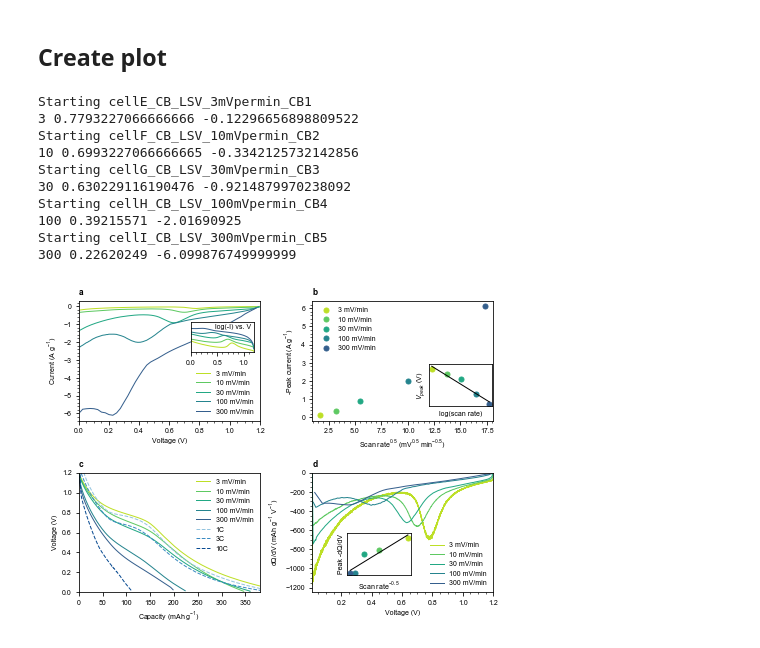
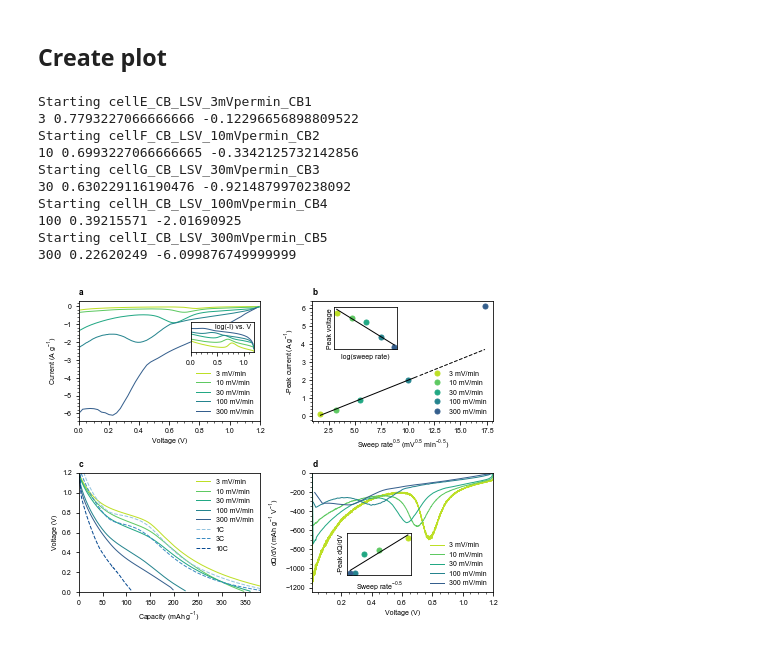
Before and after one commit to petermattia/first-cycle-SEI-on-carbon-black, a Jupyter notebook: LSV/LSV.ipynb, the cells around one changed output. Saved outputs shown, nothing was run; the diff lists cells and outputs as text; code cells hidden in the pictures.

Commit message:
Tweaking LSV plot

```diff
--- a/LSV/LSV.ipynb
+++ b/LSV/LSV.ipynb
@@ -185,7 +185,7 @@ for k in np.arange(len(ax)):
 
 # Plot settings
 ax[0].set_xlabel('Voltage (V)')
-ax[1].set_xlabel('Scan rate$^{0.5}$ (mV$^{0.5}$ min$^{-0.5}$)')
+ax[1].set_xlabel('Sweep rate$^{0.5}$ (mV$^{0.5}$ min$^{-0.5}$)')
 ax[2].set_xlabel('Capacity (mAh g$^{-1}$)')
 ax[3].set_xlabel('Voltage (V)')
 
@@ -213,7 +213,7 @@ ax_inset0 = inset_axes(ax[0], width='100%', height='100%',
                        bbox_transform=ax[0].transAxes,
                        loc='upper left')
 ax_inset1 = inset_axes(ax[1], width='100%', height='100%',
-                       bbox_to_anchor=(0.625, 0.15, 0.35, 0.35),
+                       bbox_to_anchor=(0.1, 0.625, 0.35, 0.35),#(0.625, 0.15, 0.35, 0.35),
                        bbox_transform=ax[1].transAxes,
                        loc='upper left')
 ax_inset3 = inset_axes(ax[3], width='100%', height='100%',
@@ -229,10 +229,11 @@ ax_inset3.yaxis.set_minor_locator(AutoMinorLocator())
 ax_inset0.set_xlim([0, 1.2])
 ax_inset0.set_ylim([1e-2, 30])
 
-ax_inset1.set_xlabel('log(scan rate)')
-ax_inset1.set_ylabel('$V_{peak}$ (V)', labelpad=0.8)
-ax_inset3.set_xlabel('Scan rate$^{-0.5}$')
-ax_inset3.set_ylabel('Peak -dQ/dV')
+ax_inset1.set_xlabel('log(sweep rate)')
+#ax_inset1.set_ylabel('$V_{peak}$ (V)', labelpad=0.8)
+ax_inset1.set_ylabel('Peak voltage', labelpad=0.8)
+ax_inset3.set_xlabel('Sweep rate$^{-0.5}$')
+ax_inset3.set_ylabel('-Peak dQ/dV')
 
 
 speeds = np.zeros((len(file_list), ))
@@ -327,41 +328,44 @@ for k, (key, value) in enumerate(all_data_constcurr.items()):
 
 
 ax[0].legend(frameon=False)
-ax[1].legend(frameon=False)
+ax[1].legend(frameon=False, loc='lower right')
 ax[2].legend(frameon=False)
 ax[3].legend(frameon=False)
 
 
 ax_inset0.annotate('log(-I) vs. V', (0.95, 0.95), xycoords='axes fraction',
                    horizontalalignment='right', verticalalignment='top')
 
 # Fits
 speeds_logspace = np.logspace(np.log10(speeds[0]), np.log10(speeds[-1]), 100)
-p = np.polyfit(np.log10(speeds), E_peaks, 1)
-ax_inset1.semilogx(speeds_logspace, p[0]*np.log10(speeds_logspace) + p[1], 'k')
 
-speeds_logspace = np.logspace(np.log10(speeds[0]), np.log10(speeds[-1]), 100)
-p = np.polyfit(speeds**(-0.5), -dQdV_peaks, 1)
-ax_inset3.plot(speeds_logspace**(-0.5), p[0]*speeds_logspace**(-0.5) + p[1], 'k')
+p1 = np.polyfit(speeds[:-1]**0.5, -I_peaks[:-1], 1)
+p2 = np.polyfit(np.log10(speeds), E_peaks, 1)
+p3 = np.polyfit(speeds**(-0.5), -dQdV_peaks, 1)
+
+ax[1].plot(speeds_logspace[:-20]**0.5, p1[0]*speeds_logspace[:-20]**0.5 + p1[1], 'k')
+ax[1].plot(speeds_logspace[-20:]**0.5, p1[0]*speeds_logspace[-20:]**0.5 + p1[1], '--', color='k')
+ax_inset1.semilogx(speeds_logspace, p2[0]*np.log10(speeds_logspace) + p2[1], 'k')
+ax_inset3.plot(speeds_logspace**(-0.5), p3[0]*speeds_logspace**(-0.5) + p3[1], 'k')
 
 ax_inset0.get_yaxis().set_ticks([])
 ax_inset1.get_xaxis().set_ticks([])
 ax_inset1.minorticks_off()
 ax_inset1.get_yaxis().set_ticks([])
 ax_inset3.get_xaxis().set_ticks([])
 ax_inset3.get_yaxis().set_ticks([])
 
 plt.tight_layout()
 plt.savefig(figpath / 'LSVv2.eps', bbox_inches='tight', format='eps')
 # %% [output]
 Starting cellE_CB_LSV_3mVpermin_CB1
 3 0.7793227066666666 -0.12296656898809522
 Starting cellF_CB_LSV_10mVpermin_CB2
 10 0.6993227066666665 -0.3342125732142856
 Starting cellG_CB_LSV_30mVpermin_CB3
 30 0.630229116190476 -0.9214879970238092
 Starting cellH_CB_LSV_100mVpermin_CB4
 100 0.39215571 -2.01690925
 Starting cellI_CB_LSV_300mVpermin_CB5
 300 0.22620249 -6.099876749999999
-[figure, old version]
+[figure, new version]
```
Also changed, not shown: parts of 1 cell of this notebook, 1 other file.
